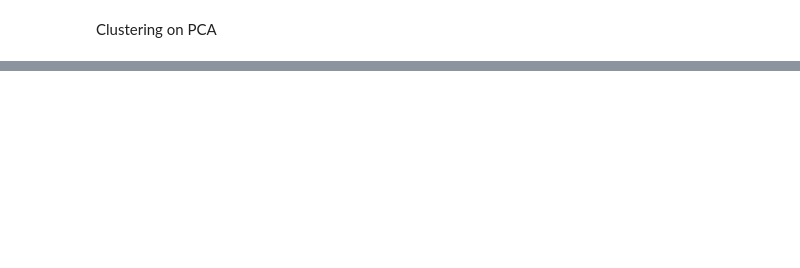
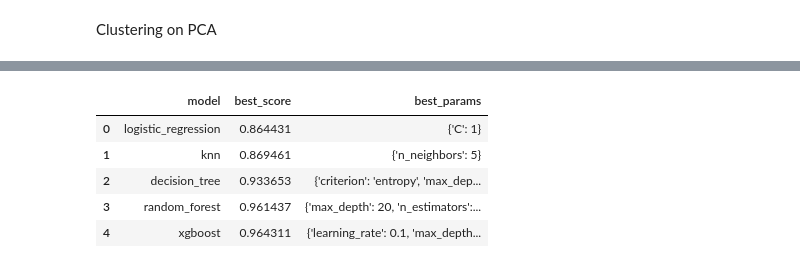
Before and after one commit to Jashan-jj/RFM-model-based-customer-segmentation, a Jupyter notebook: notebook/Customer_segmentation.ipynb, the cells around one changed output, grey strips where cells are left out. Saved outputs shown, nothing was run; the diff lists cells and outputs as text; code cells hidden in the pictures; blank space fills up the shorter version.

```diff
--- a/notebook/Customer_segmentation.ipynb
+++ b/notebook/Customer_segmentation.ipynb
@@ -923,0 +1018,2 @@ Clustering on PCA
+# %%
+model_scores= find_best_model_using_gridsearchcv(X, y)
@@ -923,0 +1028,9 @@ Clustering on PCA
+# %%
+model_scores
+# %% [output]
+|  | model | best_score | best_params |
+| 0 | logistic_regression | 0.864431 | {'C': 1} |
+| 1 | knn | 0.869461 | {'n_neighbors': 5} |
+| 2 | decision_tree | 0.933653 | {'criterion': 'entropy', 'max_dep... |
+| 3 | random_forest | 0.961437 | {'max_depth': 20, 'n_estimators':... |
+| 4 | xgboost | 0.964311 | {'learning_rate': 0.1, 'max_depth... |
```
Also changed, not shown: parts of 17 cells of this notebook.
